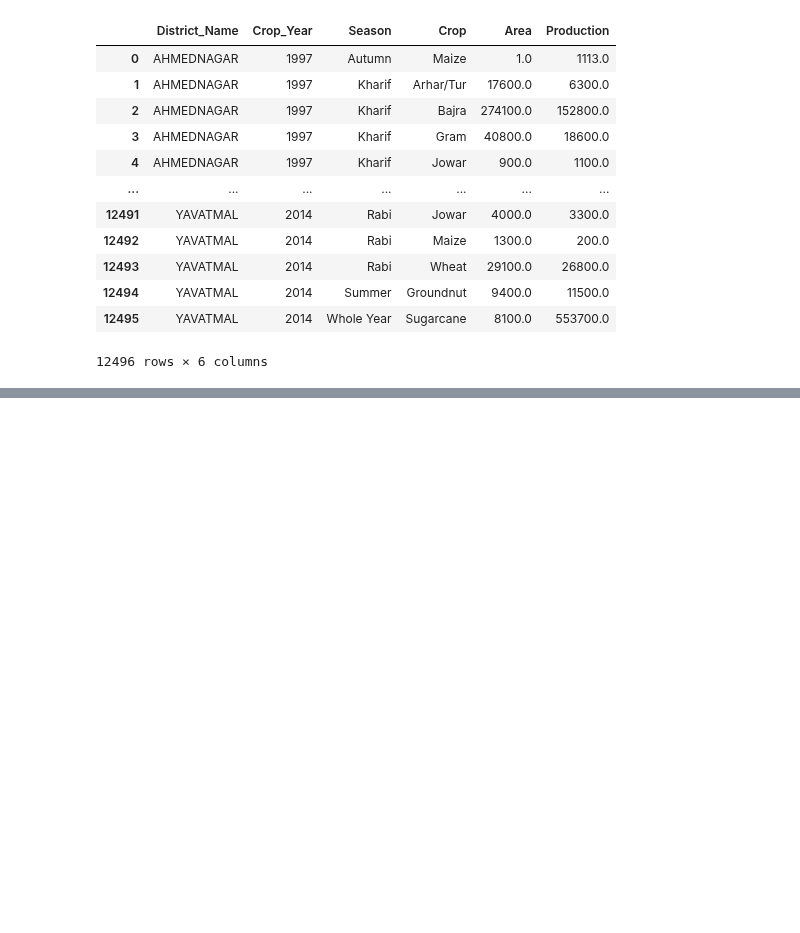
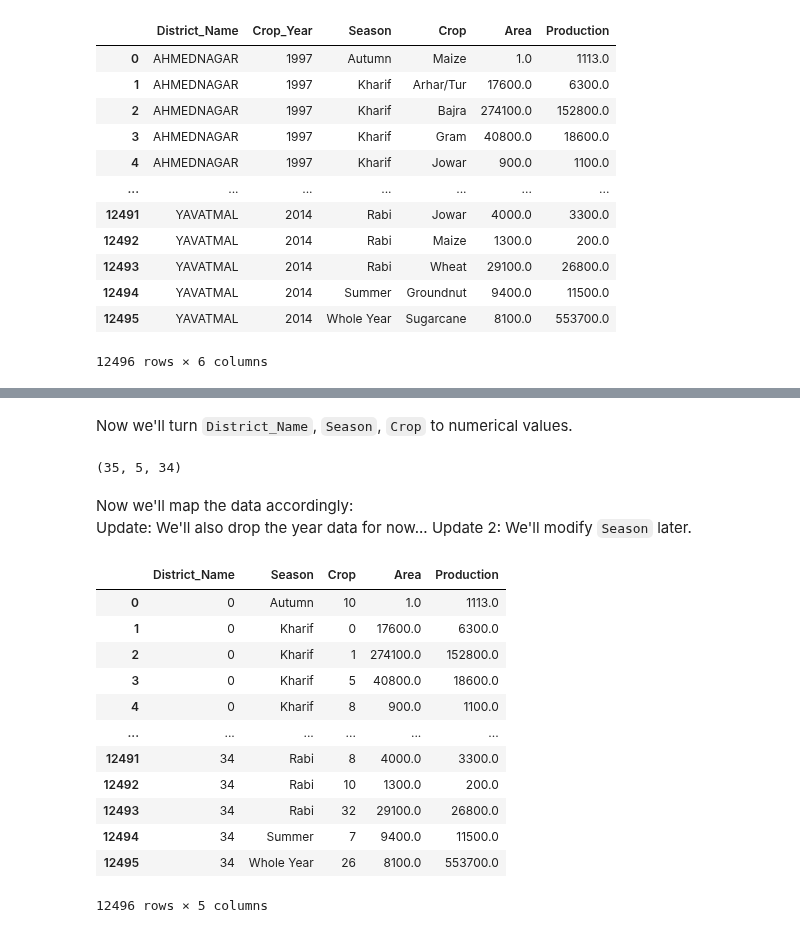
Before and after one commit to Fresh-Fields/ml-official, a Jupyter notebook: test.regression.ipynb, the cells around one changed output, grey strips where cells are left out. Drawn from its saved outputs; the diff is of its cells as text; code cells hidden in the pictures; blank space fills up the shorter version.

```diff
--- a/test.regression.ipynb
+++ b/test.regression.ipynb
@@ -52,0 +53,14 @@ df
+# %% [markdown]
+Now we'll turn `District_Name`, `Season`, `Crop` to numerical values.
+# %%
+unique_districts = np.unique(df["District_Name"]).tolist()
+unique_seasons = np.unique(df["Season"]).tolist()
+unique_crops = np.unique(df["Crop"]).tolist()
+
+len(unique_districts), len(unique_seasons), len(unique_crops)
+# %% [output]
+(35, 5, 34)
+# %% [markdown]
+Now we'll map the data accordingly:
+Update: We'll also drop the year data for now...
+Update 2: We'll modify `Season` later.
@@ -52,0 +73,16 @@ df
+# %%
+df
+# %% [output]
+|  | District_Name | Season | Crop | Area | Production |
+| 0 | 0 | Autumn | 10 | 1.0 | 1113.0 |
+| 1 | 0 | Kharif | 0 | 17600.0 | 6300.0 |
+| 2 | 0 | Kharif | 1 | 274100.0 | 152800.0 |
+| 3 | 0 | Kharif | 5 | 40800.0 | 18600.0 |
+| 4 | 0 | Kharif | 8 | 900.0 | 1100.0 |
+| ... | ... | ... | ... | ... | ... |
+| 12491 | 34 | Rabi | 8 | 4000.0 | 3300.0 |
+| 12492 | 34 | Rabi | 10 | 1300.0 | 200.0 |
+| 12493 | 34 | Rabi | 32 | 29100.0 | 26800.0 |
+| 12494 | 34 | Summer | 7 | 9400.0 | 11500.0 |
+| 12495 | 34 | Whole Year | 26 | 8100.0 | 553700.0 |
+12496 rows × 5 columns
```
Also changed, not shown: parts of 21 cells of this notebook, 1 other file.
